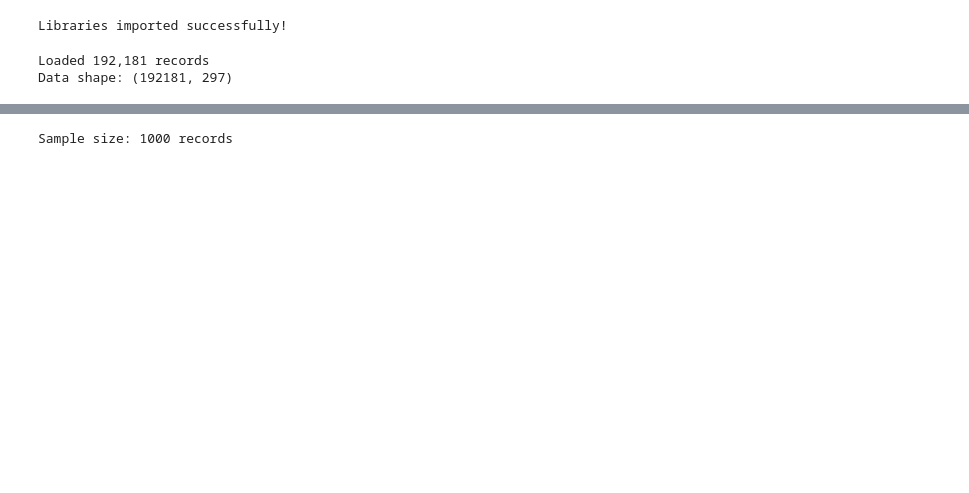
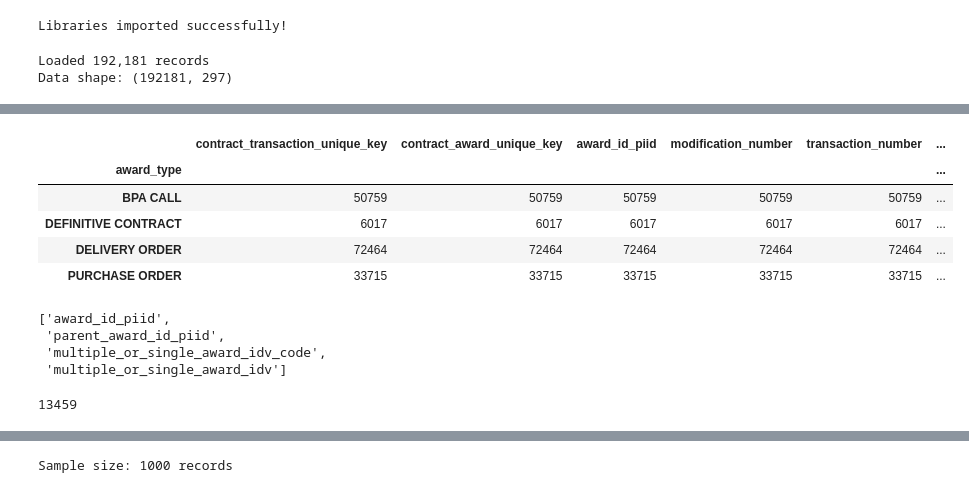
Before and after one commit to sutt/usa-spending, a Jupyter notebook: books/eda-2.ipynb, the cells around one changed output, grey strips where cells are left out. Cells and saved outputs as stored; diff of their text form; code cells hidden in the pictures; blank space fills up the shorter version.

```diff
--- a/books/eda-2.ipynb
+++ b/books/eda-2.ipynb
@@ -32,3 +50,23 @@ Data shape: (192181, 297)
+# %%
+df.groupby('award_type').count()
+# %% [output]
+|  | contract_transaction_unique_key | contract_award_unique_key | award_id_piid | modification_number | transaction_number | ... |
+| award_type |  |  |  |  |  | ... |
+| BPA CALL | 50759 | 50759 | 50759 | 50759 | 50759 | ... |
+| DEFINITIVE CONTRACT | 6017 | 6017 | 6017 | 6017 | 6017 | ... |
+| DELIVERY ORDER | 72464 | 72464 | 72464 | 72464 | 72464 | ... |
+| PURCHASE ORDER | 33715 | 33715 | 33715 | 33715 | 33715 | ... |
+# %%
+[x for x in list(df.columns) if 'award_id' in x]
+# %% [output]
+['award_id_piid',
+ 'parent_award_id_piid',
+ 'multiple_or_single_award_idv_code',
+ 'multiple_or_single_award_idv']
+# %%
+df.parent_award_id_piid.nunique()
+# %% [output]
+13459
 # %%
 df.head()
 # %% [output]
```
Also changed, not shown: parts of 1 cell of this notebook, 4 other files.
